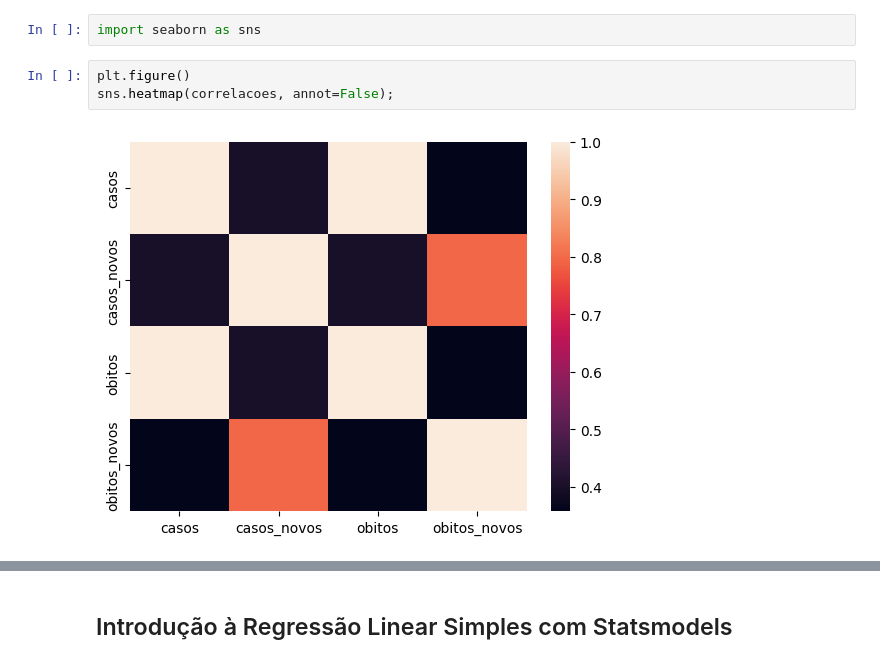
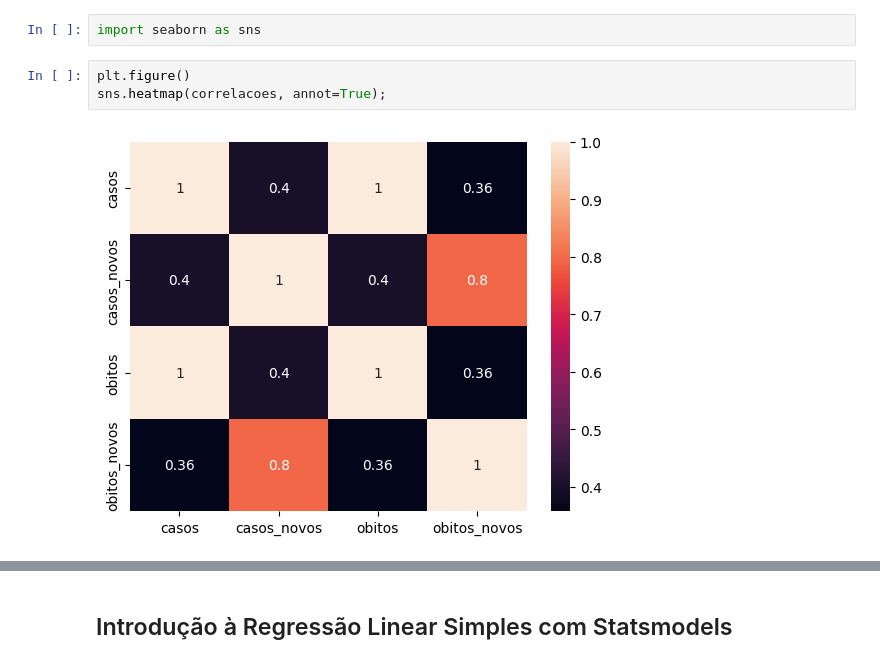
Before and after one commit to GuilhermeFogolin/Python-Dados-Machine-Learning, a Jupyter notebook: Análise_Projeto_01.ipynb, the cells around one changed output, grey strips where cells are left out. Saved outputs shown, nothing was run; the diff lists cells and outputs as text.

```diff
--- a/Análise_Projeto_01.ipynb
+++ b/Análise_Projeto_01.ipynb
@@ -663,8 +663,8 @@ correlacoes
 import seaborn as sns
 # %%
 plt.figure()
-sns.heatmap(correlacoes, annot=False);
+sns.heatmap(correlacoes, annot=True);
 # %% [output]
-[figure, old version]
+[figure, new version]
 # %%
 sns.pairplot(df);
```
Also changed, not shown: parts of 1 cell of this notebook.
